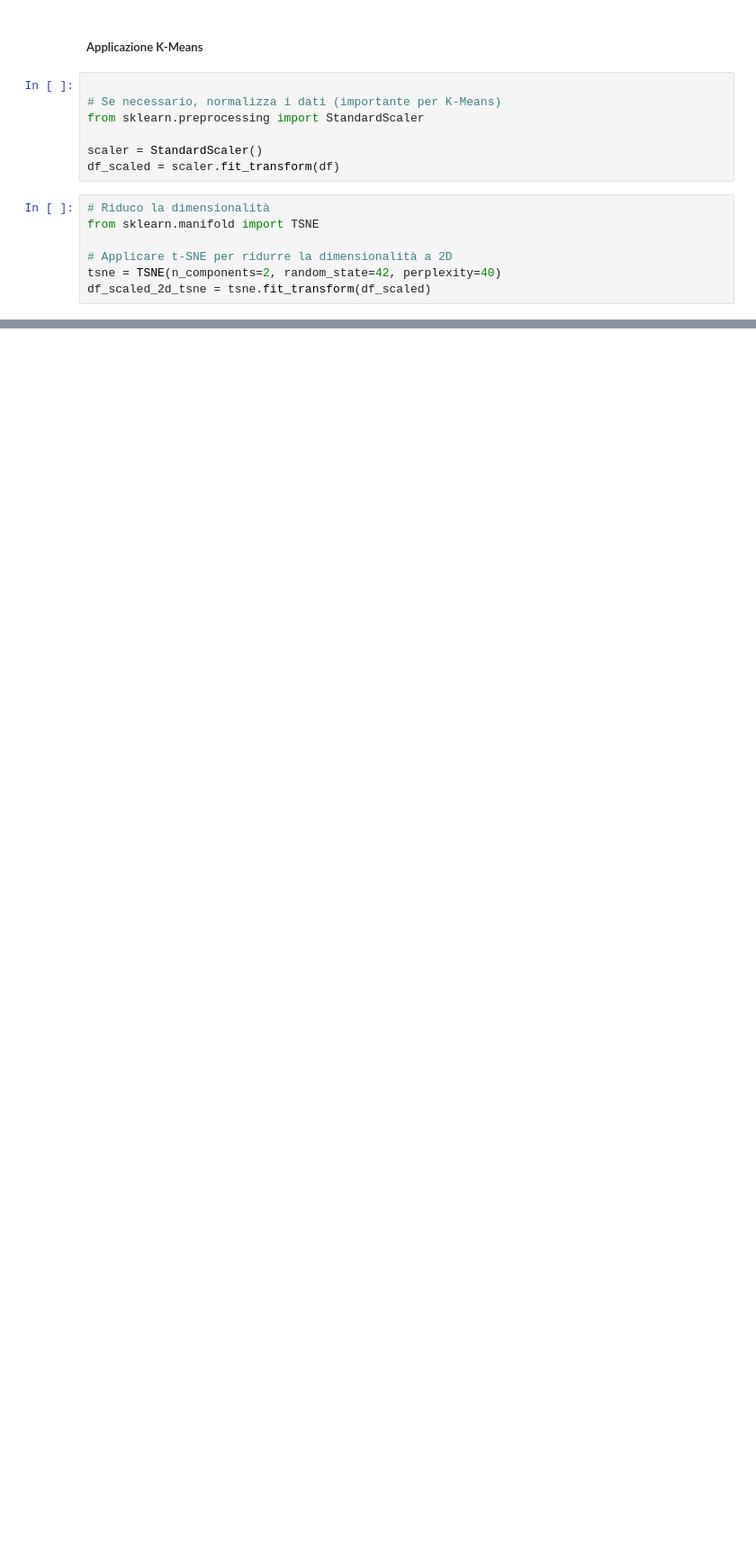
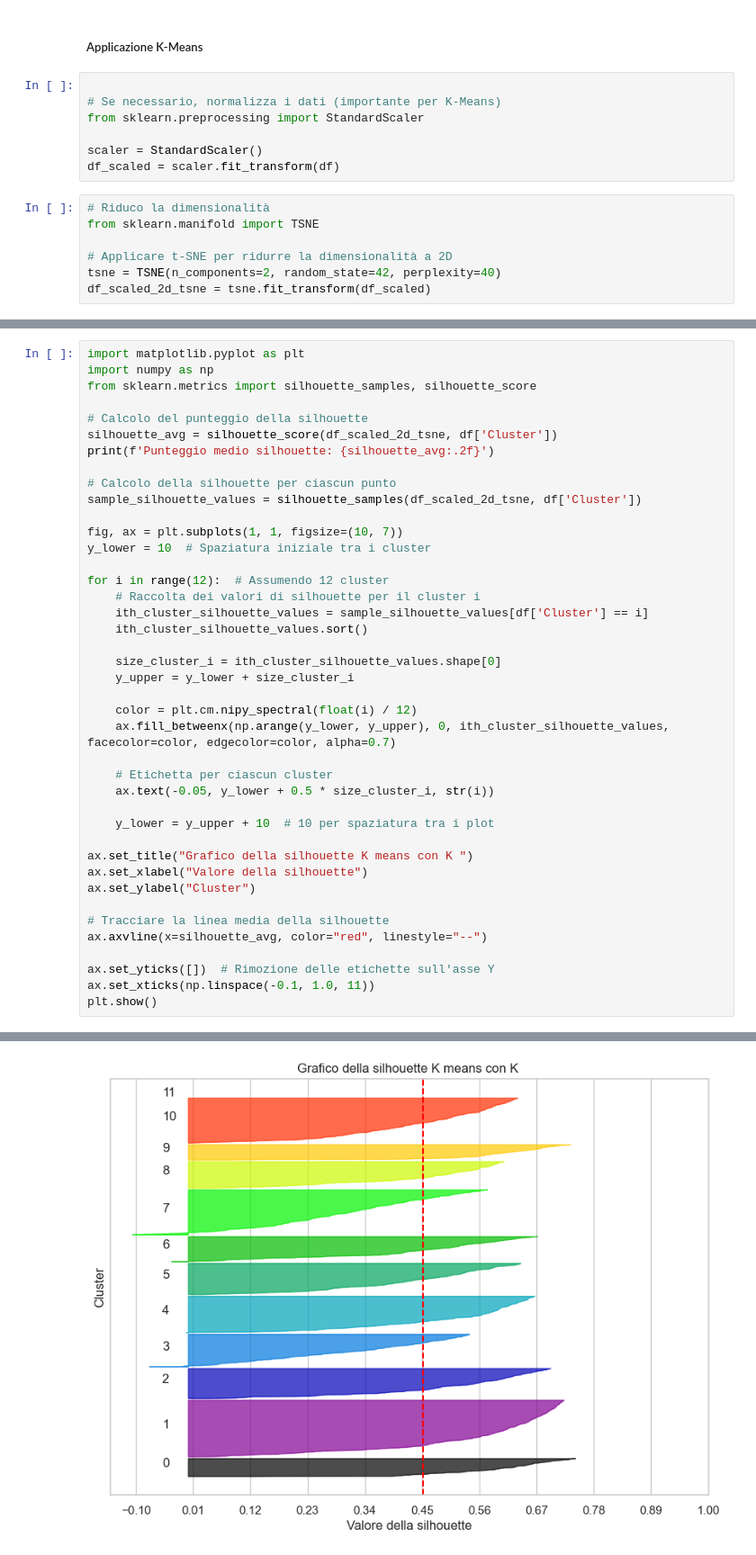
Before and after one commit to Giansimone-Coccia/Student_Performance_Analysis, a Jupyter notebook: Clusterizzazione.ipynb, the cells around one changed output, grey strips where cells are left out. Shown at 90% size. Cells and saved outputs as stored; diff of their text form; blank space fills up the shorter version.

```diff
--- a/Clusterizzazione.ipynb
+++ b/Clusterizzazione.ipynb
@@ -190,0 +132,42 @@ Silhouette Score medio per il clustering: 0.480
+# %%
+import matplotlib.pyplot as plt
+import numpy as np
+from sklearn.metrics import silhouette_samples, silhouette_score
+
+# Calcolo del punteggio della silhouette
+silhouette_avg = silhouette_score(df_scaled_2d_tsne, df['Cluster'])
+print(f'Punteggio medio silhouette: {silhouette_avg:.2f}')
+
+# Calcolo della silhouette per ciascun punto
+sample_silhouette_values = silhouette_samples(df_scaled_2d_tsne, df['Cluster'])
+
+fig, ax = plt.subplots(1, 1, figsize=(10, 7))
+y_lower = 10  # Spaziatura iniziale tra i cluster
+
+for i in range(12):  # Assumendo 12 cluster
+    # Raccolta dei valori di silhouette per il cluster i
+    ith_cluster_silhouette_values = sample_silhouette_values[df['Cluster'] == i]
+    ith_cluster_silhouette_values.sort()
+
+    size_cluster_i = ith_cluster_silhouette_values.shape[0]
+    y_upper = y_lower + size_cluster_i
+
+    color = plt.cm.nipy_spectral(float(i) / 12)
+    ax.fill_betweenx(np.arange(y_lower, y_upper), 0, ith_cluster_silhouette_values, facecolor=color, edgecolor=color, alpha=0.7)
+
+    # Etichetta per ciascun cluster
+    ax.text(-0.05, y_lower + 0.5 * size_cluster_i, str(i))
+
+    y_lower = y_upper + 10  # 10 per spaziatura tra i plot
+
+ax.set_title("Grafico della silhouette K means con K ")
+ax.set_xlabel("Valore della silhouette")
+ax.set_ylabel("Cluster")
+
+# Tracciare la linea media della silhouette
+ax.axvline(x=silhouette_avg, color="red", linestyle="--")
+
+ax.set_yticks([])  # Rimozione delle etichette sull'asse Y
+ax.set_xticks(np.linspace(-0.1, 1.0, 11))
+plt.show()
+# %% [output]
@@ -190,0 +175 @@ Silhouette Score medio per il clustering: 0.480
+[figure, added]
```
Also changed, not shown: parts of 20 cells of this notebook, 1 other file.
